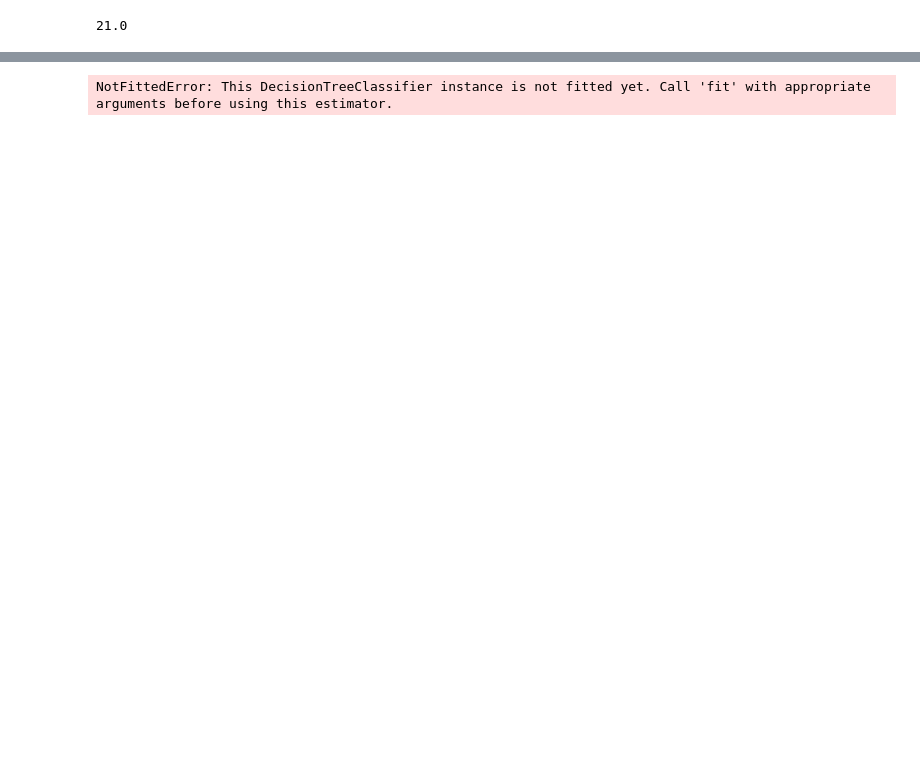
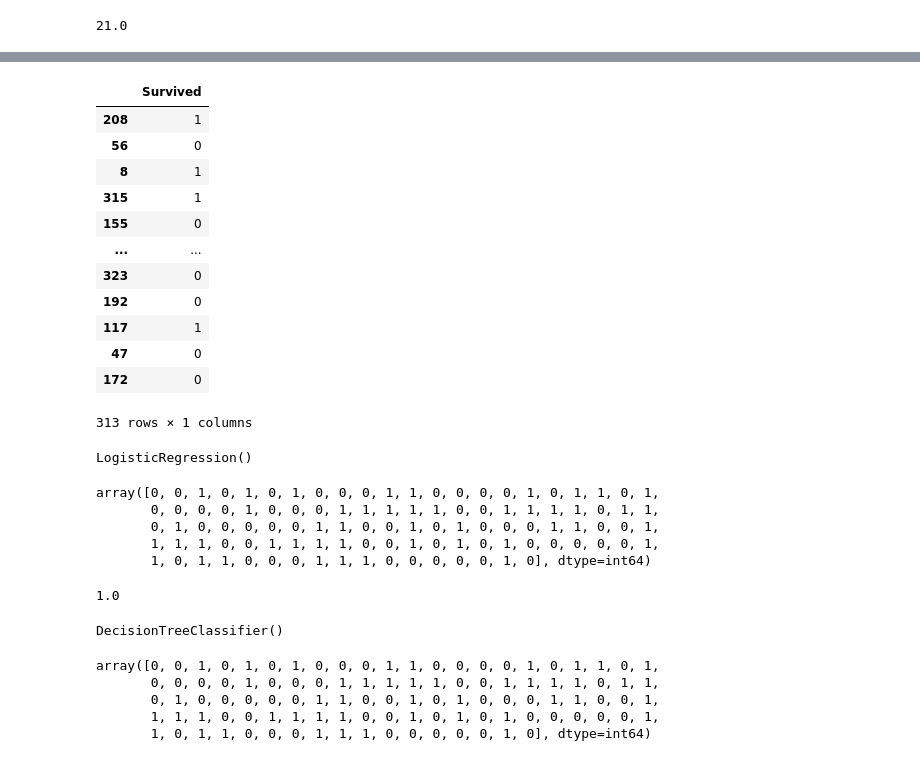
Before and after one commit to mkhaled146/CODSOFT--Tasks, a Jupyter notebook: TITANIC SURVIVAL PREDICTION.ipynb, the cells around one changed output, grey strips where cells are left out. Cells and saved outputs as stored; diff of their text form; code cells hidden in the pictures; blank space fills up the shorter version.

```diff
--- a/TITANIC SURVIVAL PREDICTION.ipynb
+++ b/TITANIC SURVIVAL PREDICTION.ipynb
@@ -154,12 +233,57 @@ x_train, x_test, y_train, y_test = train_test_split(x, y)
+# %%
+y_train
+# %% [output]
+|  | Survived |
+| 208 | 1 |
+| 56 | 0 |
+| 8 | 1 |
+| 315 | 1 |
+| 155 | 0 |
+| ... | ... |
+| 323 | 0 |
+| 192 | 0 |
+| 117 | 1 |
+| 47 | 0 |
+| 172 | 0 |
+313 rows × 1 columns
+# %%
+model = LogisticRegression()
+model.fit(x_train , y_train)
+# %% [output]
+LogisticRegression()
+# %%
+# predict and accuracy
+model.fit(x_train , y_train)
+y_pred = model.predict(x_test)
+y_pred
+# %% [output]
+array([0, 0, 1, 0, 1, 0, 1, 0, 0, 0, 1, 1, 0, 0, 0, 0, 1, 0, 1, 1, 0, 1,
+       0, 0, 0, 0, 1, 0, 0, 0, 1, 1, 1, 1, 1, 0, 0, 1, 1, 1, 1, 0, 1, 1,
+       0, 1, 0, 0, 0, 0, 0, 1, 1, 0, 0, 1, 0, 1, 0, 0, 0, 1, 1, 0, 0, 1,
+       1, 1, 1, 0, 0, 1, 1, 1, 1, 0, 0, 1, 0, 1, 0, 1, 0, 0, 0, 0, 0, 1,
+       1, 0, 1, 1, 0, 0, 0, 1, 1, 1, 0, 0, 0, 0, 0, 1, 0], dtype=int64)
+# %%
+accuracy_score(y_test,y_pred)
+# %% [output]
+1.0
 # %%
 # model
 model = DecisionTreeClassifier()
+
+model.fit(x_train , y_train)
+# %% [output]
+DecisionTreeClassifier()
 # %%
 # predict and accuracy
+model.fit(x_train , y_train)
 y_pred = model.predict(x_test)
 y_pred
 # %% [output]
-NotFittedError: This DecisionTreeClassifier instance is not fitted yet. Call 'fit' with appropriate arguments before using this estimator.
+array([0, 0, 1, 0, 1, 0, 1, 0, 0, 0, 1, 1, 0, 0, 0, 0, 1, 0, 1, 1, 0, 1,
+       0, 0, 0, 0, 1, 0, 0, 0, 1, 1, 1, 1, 1, 0, 0, 1, 1, 1, 1, 0, 1, 1,
+       0, 1, 0, 0, 0, 0, 0, 1, 1, 0, 0, 1, 0, 1, 0, 0, 0, 1, 1, 0, 0, 1,
+       1, 1, 1, 0, 0, 1, 1, 1, 1, 0, 0, 1, 0, 1, 0, 1, 0, 0, 0, 0, 0, 1,
+       1, 0, 1, 1, 0, 0, 0, 1, 1, 1, 0, 0, 0, 0, 0, 1, 0], dtype=int64)
 # %%
 accuracy_score(y_test,y_pred)
 # %% [output]
```
Also changed, not shown: parts of 14 cells of this notebook.
